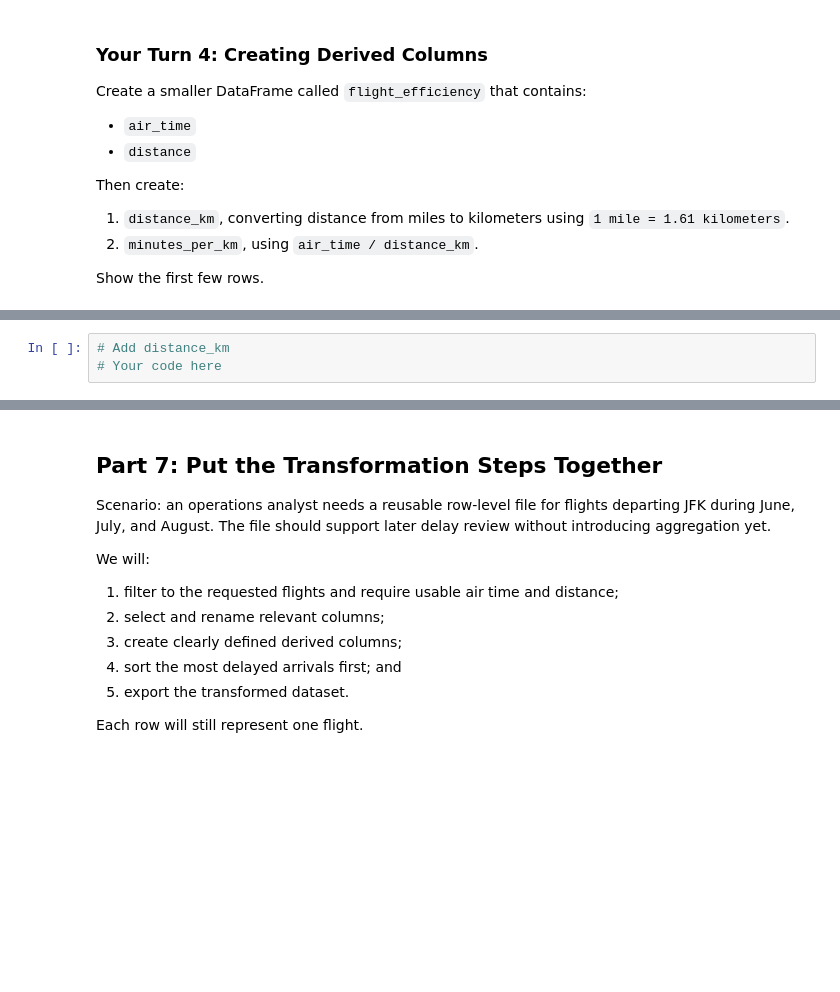
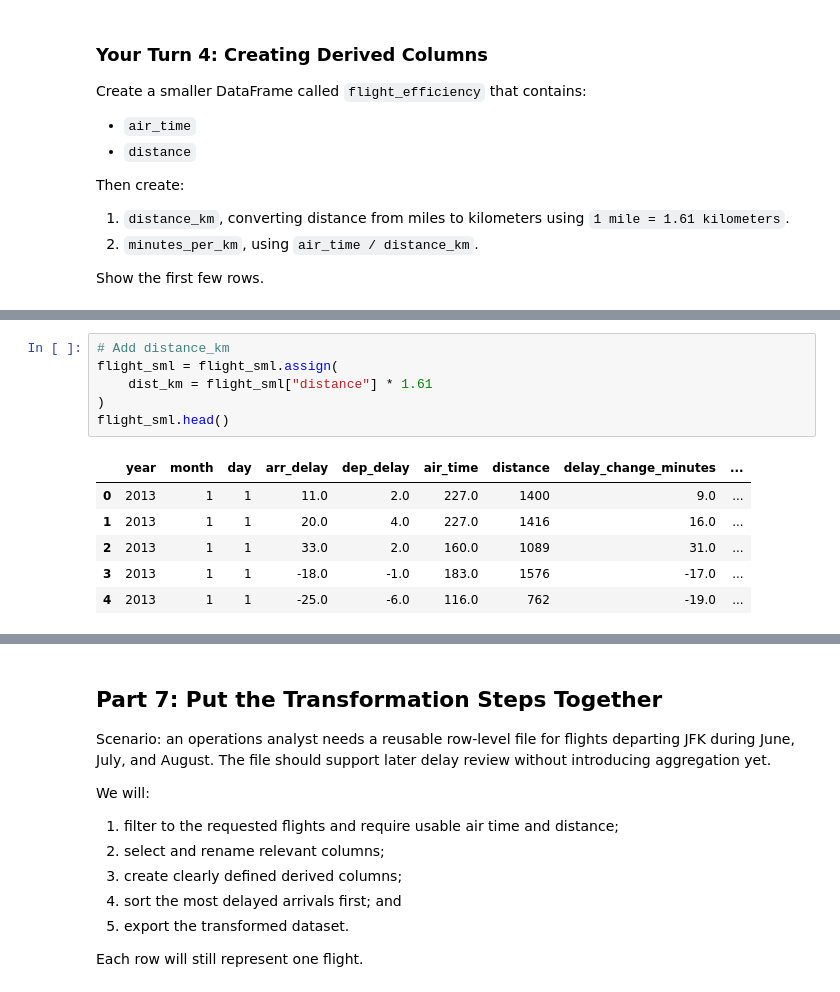
Before and after one commit to enginerdsquared/BAN6003_WK5-6_Pandas-Transformation-Template, a Jupyter notebook: notebooks/module5_basic_transformation_guided_lab.ipynb, the cells around one changed output, grey strips where cells are left out. Cells and saved outputs as stored; diff of their text form; blank space fills up the shorter version.

```diff
--- a/notebooks/module5_basic_transformation_guided_lab.ipynb
+++ b/notebooks/module5_basic_transformation_guided_lab.ipynb
@@ -529,5 +600,15 @@ Show the first few rows.
 # %%
 # Add distance_km
-# Your code here
+flight_sml = flight_sml.assign(
+    dist_km = flight_sml["distance"] * 1.61
+)
+flight_sml.head()
+# %% [output]
+|  | year | month | day | arr_delay | dep_delay | air_time | distance | delay_change_minutes | ... |
+| 0 | 2013 | 1 | 1 | 11.0 | 2.0 | 227.0 | 1400 | 9.0 | ... |
+| 1 | 2013 | 1 | 1 | 20.0 | 4.0 | 227.0 | 1416 | 16.0 | ... |
+| 2 | 2013 | 1 | 1 | 33.0 | 2.0 | 160.0 | 1089 | 31.0 | ... |
+| 3 | 2013 | 1 | 1 | -18.0 | -1.0 | 183.0 | 1576 | -17.0 | ... |
+| 4 | 2013 | 1 | 1 | -25.0 | -6.0 | 116.0 | 762 | -19.0 | ... |
 # %%
 # Add minutes_per_km
```
Also changed, not shown: parts of 12 cells of this notebook.
